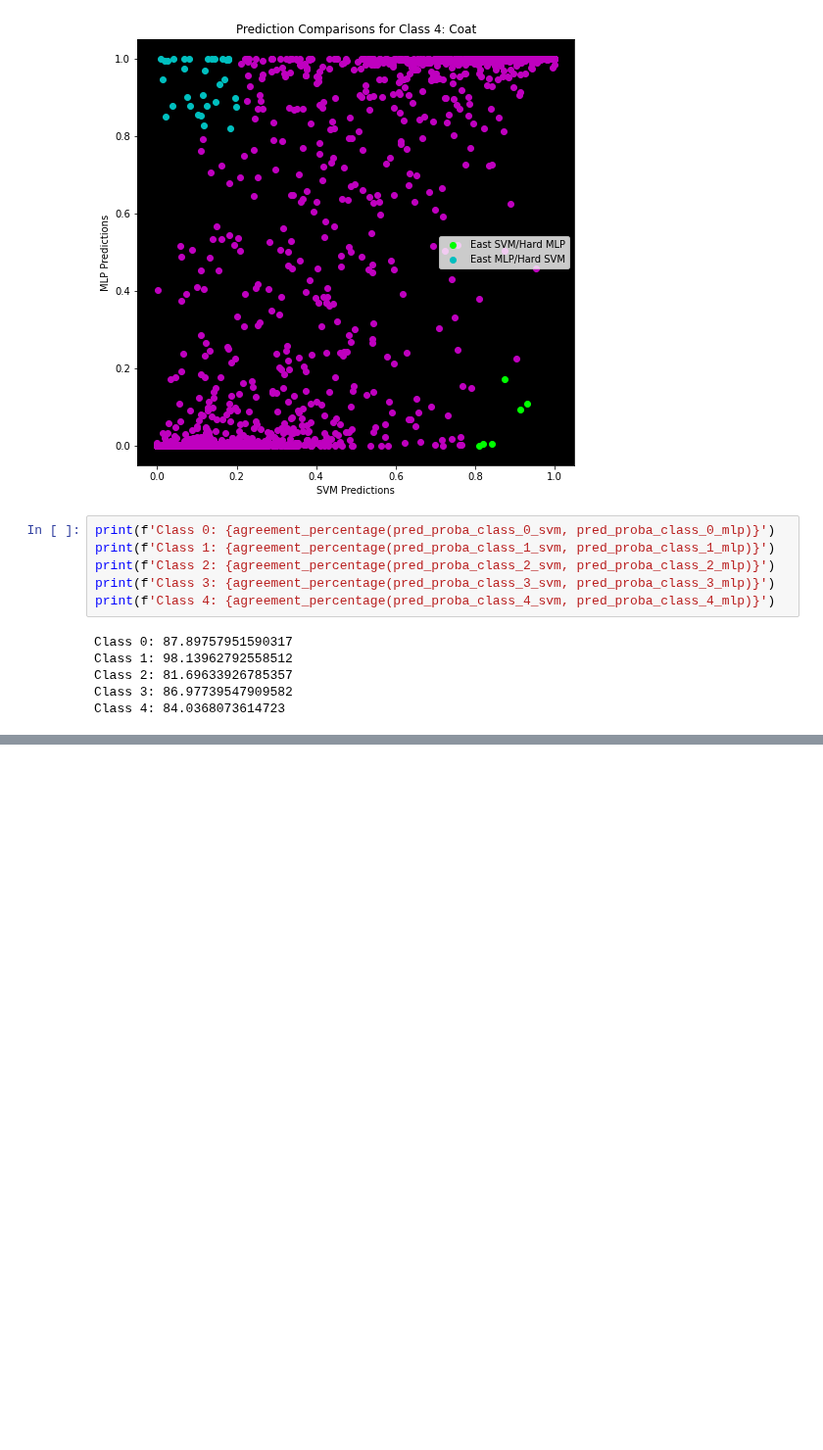
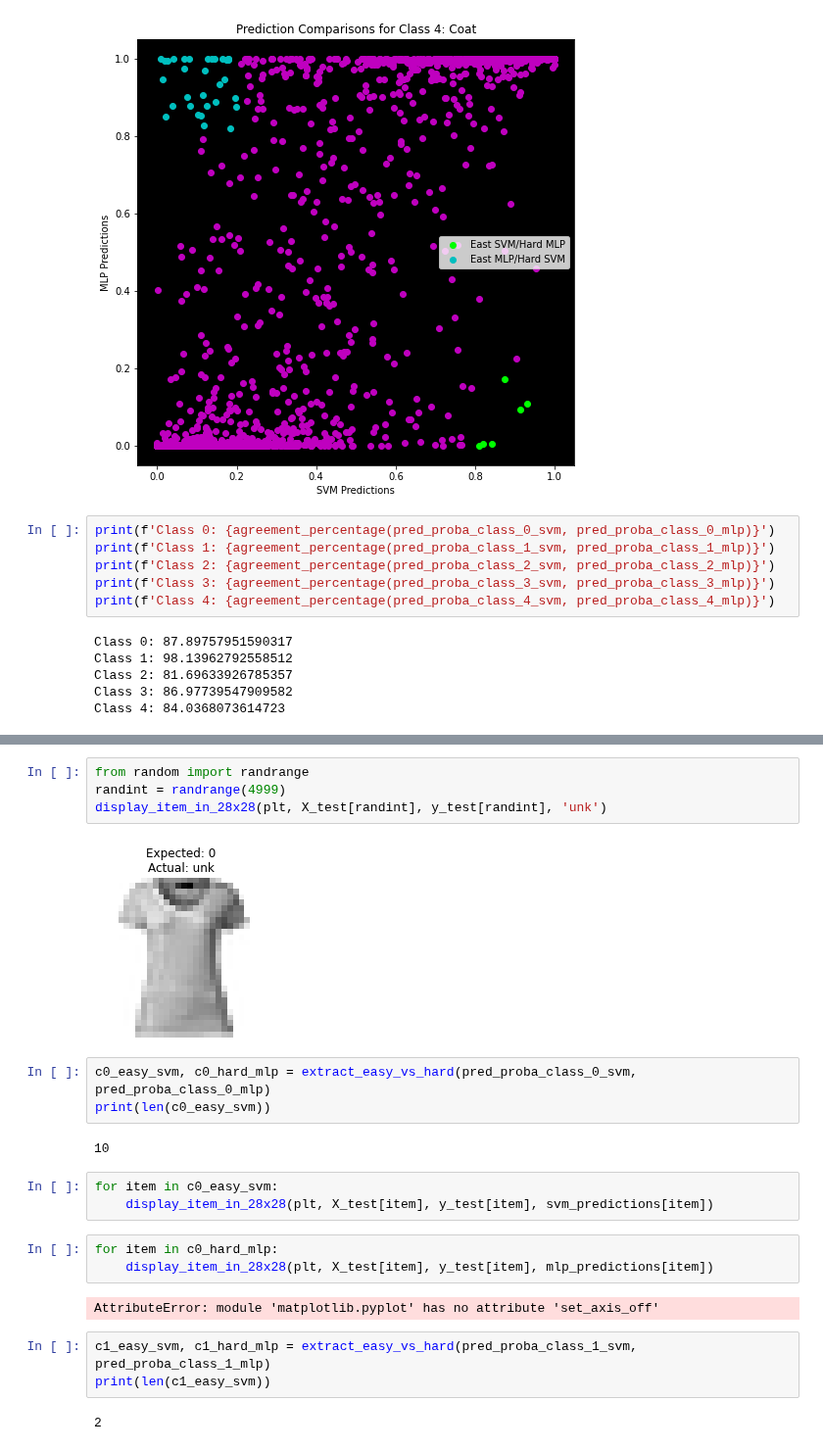
Before and after one commit to jasonmrimer/cse590-machine-learning, a Jupyter notebook: homework4/comparison.ipynb, the cells around one changed output, grey strips where cells are left out. Shown at 98% size. Cells and saved outputs as stored; diff of their text form; blank space fills up the shorter version.

```diff
--- a/homework4/comparison.ipynb
+++ b/homework4/comparison.ipynb
@@ -287,0 +327,24 @@ Class 4: 84.0368073614723
+# %%
+from random import randrange
+randint = randrange(4999)
+display_item_in_28x28(plt, X_test[randint], y_test[randint], 'unk')
+# %% [output]
+[figure, added]
+# %%
+c0_easy_svm, c0_hard_mlp = extract_easy_vs_hard(pred_proba_class_0_svm, pred_proba_class_0_mlp)
+print(len(c0_easy_svm))
+# %% [output]
+10
+# %%
+for item in c0_easy_svm:
+    display_item_in_28x28(plt, X_test[item], y_test[item], svm_predictions[item])
+# %%
+for item in c0_hard_mlp:
+    display_item_in_28x28(plt, X_test[item], y_test[item], mlp_predictions[item])
+# %% [output]
+AttributeError: module 'matplotlib.pyplot' has no attribute 'set_axis_off'
+# %%
+c1_easy_svm, c1_hard_mlp = extract_easy_vs_hard(pred_proba_class_1_svm, pred_proba_class_1_mlp)
+print(len(c1_easy_svm))
+# %% [output]
+2
```
Also changed, not shown: parts of 12 cells of this notebook.
